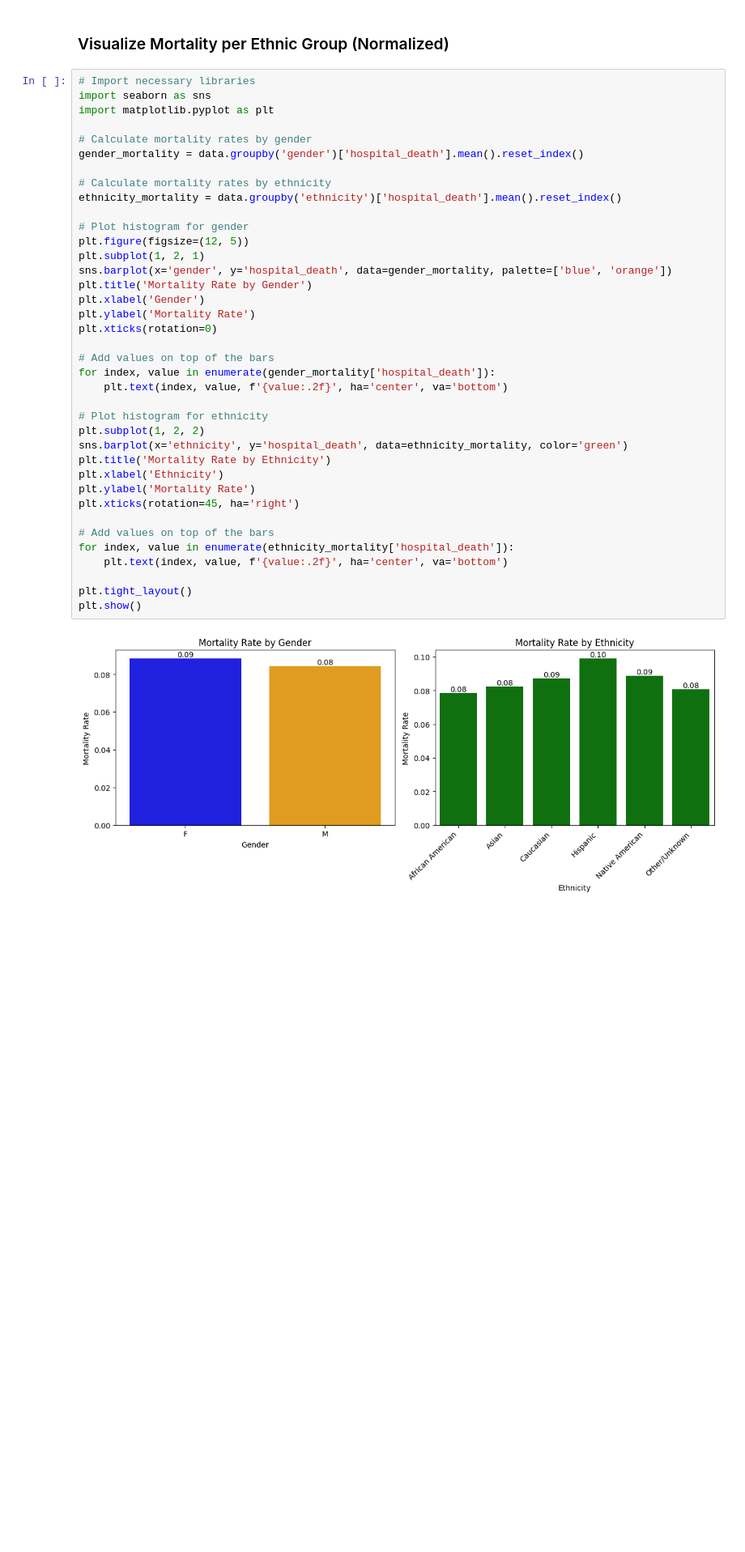
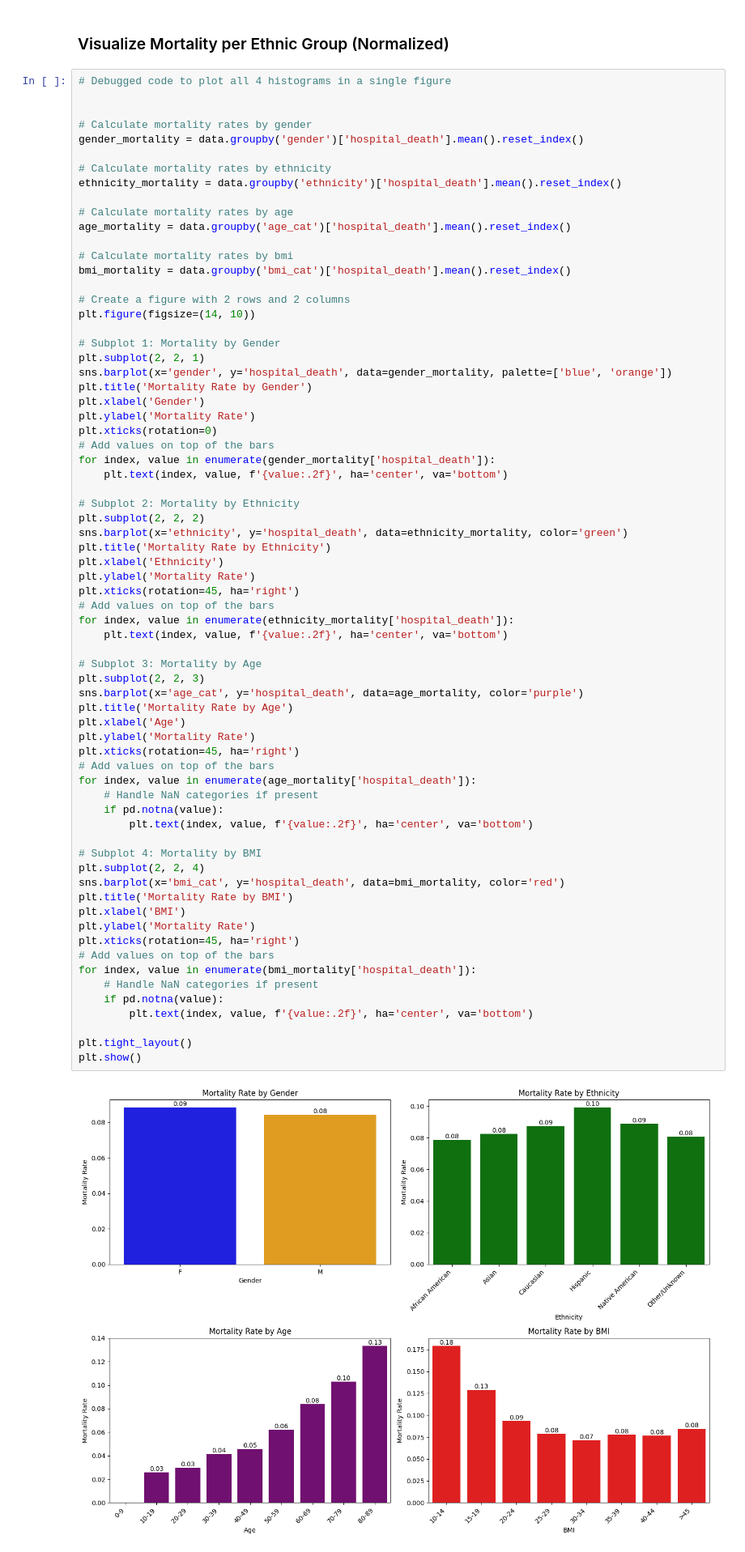
Before and after one commit to Mackenzie-Meni/UF-biasathon-workshop2025, a Jupyter notebook: 4_generate_model_card.ipynb, the cells around one changed output. Shown: that part at 81% size. Cells and saved outputs as stored; diff of their text form; blank space fills up the shorter version.

Commit message:
update evaluation and alter data

```diff
--- a/4_generate_model_card.ipynb
+++ b/4_generate_model_card.ipynb
@@ -249,45 +337,76 @@ table1
 # %% [markdown]
 ### Visualize Mortality per Ethnic Group (Normalized)
 # %%
-# Import necessary libraries
-import seaborn as sns
-import matplotlib.pyplot as plt
+# Debugged code to plot all 4 histograms in a single figure
+
 
 # Calculate mortality rates by gender
 gender_mortality = data.groupby('gender')['hospital_death'].mean().reset_index()
 
 # Calculate mortality rates by ethnicity
 ethnicity_mortality = data.groupby('ethnicity')['hospital_death'].mean().reset_index()
 
-# Plot histogram for gender
-plt.figure(figsize=(12, 5))
-plt.subplot(1, 2, 1)
+# Calculate mortality rates by age
+age_mortality = data.groupby('age_cat')['hospital_death'].mean().reset_index()
+
+# Calculate mortality rates by bmi
+bmi_mortality = data.groupby('bmi_cat')['hospital_death'].mean().reset_index()
+
+# Create a figure with 2 rows and 2 columns
+plt.figure(figsize=(14, 10))
+
+# Subplot 1: Mortality by Gender
+plt.subplot(2, 2, 1)
 sns.barplot(x='gender', y='hospital_death', data=gender_mortality, palette=['blue', 'orange'])
 plt.title('Mortality Rate by Gender')
 plt.xlabel('Gender')
 plt.ylabel('Mortality Rate')
 plt.xticks(rotation=0)
-
 # Add values on top of the bars
 for index, value in enumerate(gender_mortality['hospital_death']):
     plt.text(index, value, f'{value:.2f}', ha='center', va='bottom')
 
-# Plot histogram for ethnicity
-plt.subplot(1, 2, 2)
+# Subplot 2: Mortality by Ethnicity
+plt.subplot(2, 2, 2)
 sns.barplot(x='ethnicity', y='hospital_death', data=ethnicity_mortality, color='green')
 plt.title('Mortality Rate by Ethnicity')
 plt.xlabel('Ethnicity')
 plt.ylabel('Mortality Rate')
 plt.xticks(rotation=45, ha='right')
-
 # Add values on top of the bars
 for index, value in enumerate(ethnicity_mortality['hospital_death']):
     plt.text(index, value, f'{value:.2f}', ha='center', va='bottom')
 
+# Subplot 3: Mortality by Age
+plt.subplot(2, 2, 3)
+sns.barplot(x='age_cat', y='hospital_death', data=age_mortality, color='purple')
+plt.title('Mortality Rate by Age')
+plt.xlabel('Age')
+plt.ylabel('Mortality Rate')
+plt.xticks(rotation=45, ha='right')
+# Add values on top of the bars
+for index, value in enumerate(age_mortality['hospital_death']):
+    # Handle NaN categories if present
+    if pd.notna(value):
+        plt.text(index, value, f'{value:.2f}', ha='center', va='bottom')
+
+# Subplot 4: Mortality by BMI
+plt.subplot(2, 2, 4)
+sns.barplot(x='bmi_cat', y='hospital_death', data=bmi_mortality, color='red')
+plt.title('Mortality Rate by BMI')
+plt.xlabel('BMI')
+plt.ylabel('Mortality Rate')
+plt.xticks(rotation=45, ha='right')
+# Add values on top of the bars
+for index, value in enumerate(bmi_mortality['hospital_death']):
+    # Handle NaN categories if present
+    if pd.notna(value):
+        plt.text(index, value, f'{value:.2f}', ha='center', va='bottom')
+
 plt.tight_layout()
 plt.show()
 # %% [output]
-[figure, old version]
+[figure, new version]
 # %% [markdown]
 ## Train Test Split
 # %%
```
Also changed, not shown: parts of 17 cells of this notebook.
